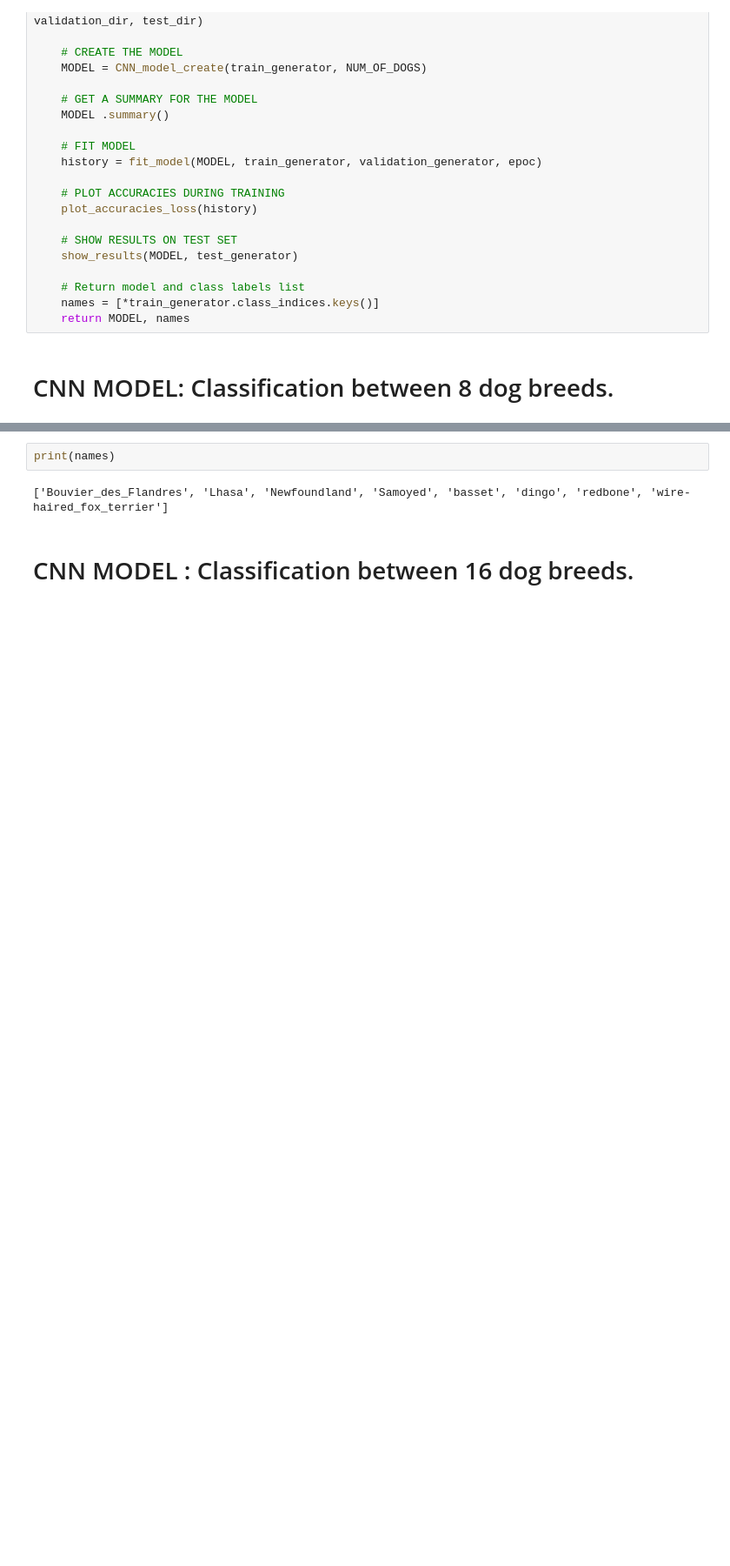
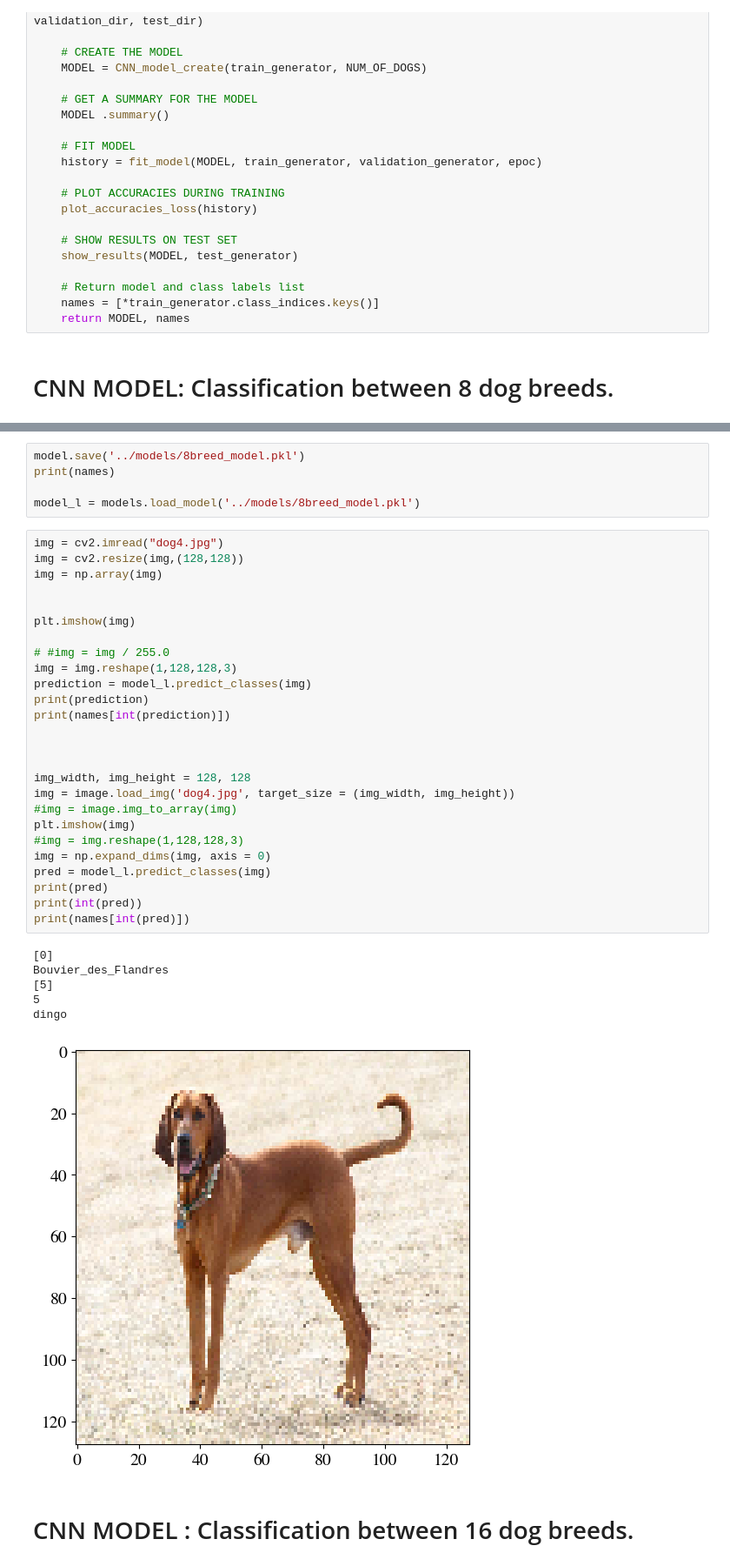
Before and after one commit to sharjil-k/Dog_Breed_Identification, a Jupyter notebook: notebooks/KhanSharjil_FinalProject.ipynb, the cells around one changed output, grey strips where cells are left out. Shown at 87% size. Cells and saved outputs as stored; diff of their text form; blank space fills up the shorter version.

Commit message:
started doing individual predictions. results need to improve.

```diff
--- a/notebooks/KhanSharjil_FinalProject.ipynb
+++ b/notebooks/KhanSharjil_FinalProject.ipynb
@@ -621,7 +622,41 @@ Confusion Matrix
-# %%
-print(names)
-# %% [output]
-['Bouvier_des_Flandres', 'Lhasa', 'Newfoundland', 'Samoyed', 'basset', 'dingo', 'redbone', 'wire-haired_fox_terrier']
+# %%
+model.save('../models/8breed_model.pkl')
+print(names)
+
+model_l = models.load_model('../models/8breed_model.pkl')
+# %%
+img = cv2.imread("dog4.jpg")
+img = cv2.resize(img,(128,128))
+img = np.array(img)
+
+
+plt.imshow(img)
+
+# #img = img / 255.0
+img = img.reshape(1,128,128,3)
+prediction = model_l.predict_classes(img)
+print(prediction)
+print(names[int(prediction)])
+
+
+
+img_width, img_height = 128, 128
+img = image.load_img('dog4.jpg', target_size = (img_width, img_height))
+#img = image.img_to_array(img)
+plt.imshow(img)
+#img = img.reshape(1,128,128,3)
+img = np.expand_dims(img, axis = 0)
+pred = model_l.predict_classes(img)
+print(pred)
+print(int(pred))
+print(names[int(pred)])
+# %% [output]
+[0]
+Bouvier_des_Flandres
+[5]
+5
+dingo
+[figure, added]
 # %% [markdown]
 # CNN MODEL : Classification between 16 dog breeds.
 # %%
```
Also changed, not shown: parts of 2 cells of this notebook.
